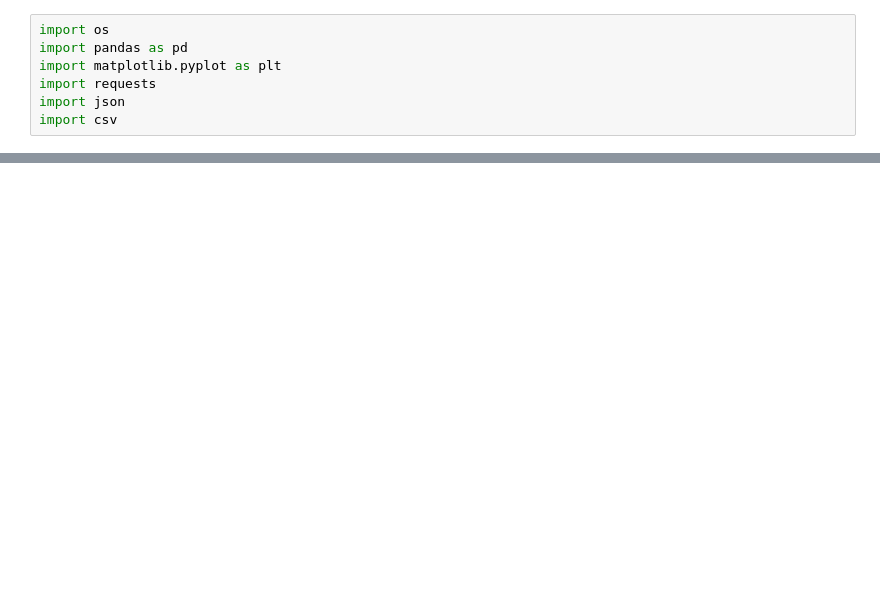
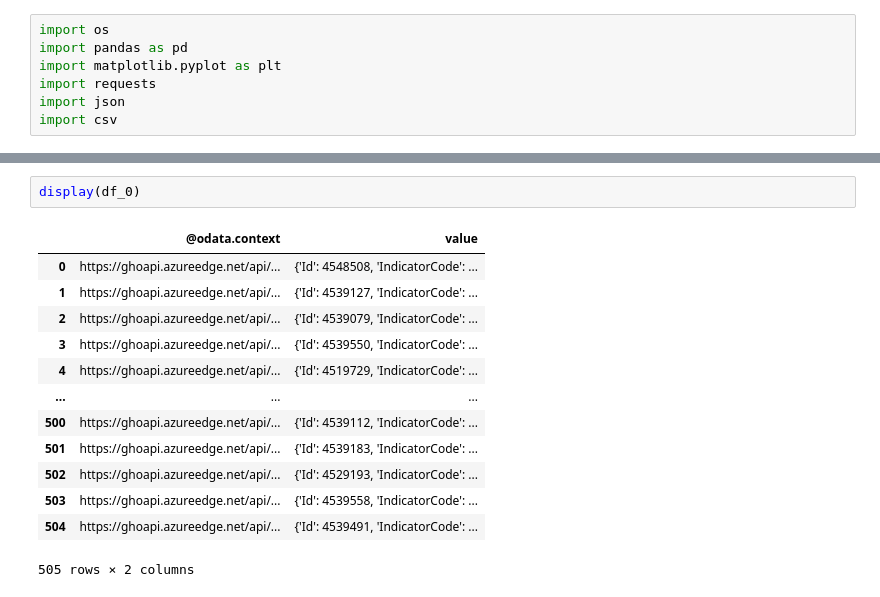
Before and after one commit to ThePennyGoblin/SMU_BootCamp_-Project_1, a Jupyter notebook: PROJECT_1_Caite.ipynb, the cells around one changed output, grey strips where cells are left out. Cells and saved outputs as stored; diff of their text form; blank space fills up the shorter version.

```diff
--- a/PROJECT_1_Caite.ipynb
+++ b/PROJECT_1_Caite.ipynb
@@ -71,0 +74,16 @@ df3.to_csv('./who_per_income.csv', index=False)
+# %%
+display(df_0)
+# %% [output]
+|  | @odata.context | value |
+| 0 | https://ghoapi.azureedge.net/api/... | {'Id': 4548508, 'IndicatorCode': ... |
+| 1 | https://ghoapi.azureedge.net/api/... | {'Id': 4539127, 'IndicatorCode': ... |
+| 2 | https://ghoapi.azureedge.net/api/... | {'Id': 4539079, 'IndicatorCode': ... |
+| 3 | https://ghoapi.azureedge.net/api/... | {'Id': 4539550, 'IndicatorCode': ... |
+| 4 | https://ghoapi.azureedge.net/api/... | {'Id': 4519729, 'IndicatorCode': ... |
+| ... | ... | ... |
+| 500 | https://ghoapi.azureedge.net/api/... | {'Id': 4539112, 'IndicatorCode': ... |
+| 501 | https://ghoapi.azureedge.net/api/... | {'Id': 4539183, 'IndicatorCode': ... |
+| 502 | https://ghoapi.azureedge.net/api/... | {'Id': 4529193, 'IndicatorCode': ... |
+| 503 | https://ghoapi.azureedge.net/api/... | {'Id': 4539558, 'IndicatorCode': ... |
+| 504 | https://ghoapi.azureedge.net/api/... | {'Id': 4539491, 'IndicatorCode': ... |
+505 rows × 2 columns
```
Also changed, not shown: parts of 8 cells of this notebook, 5 other files.
